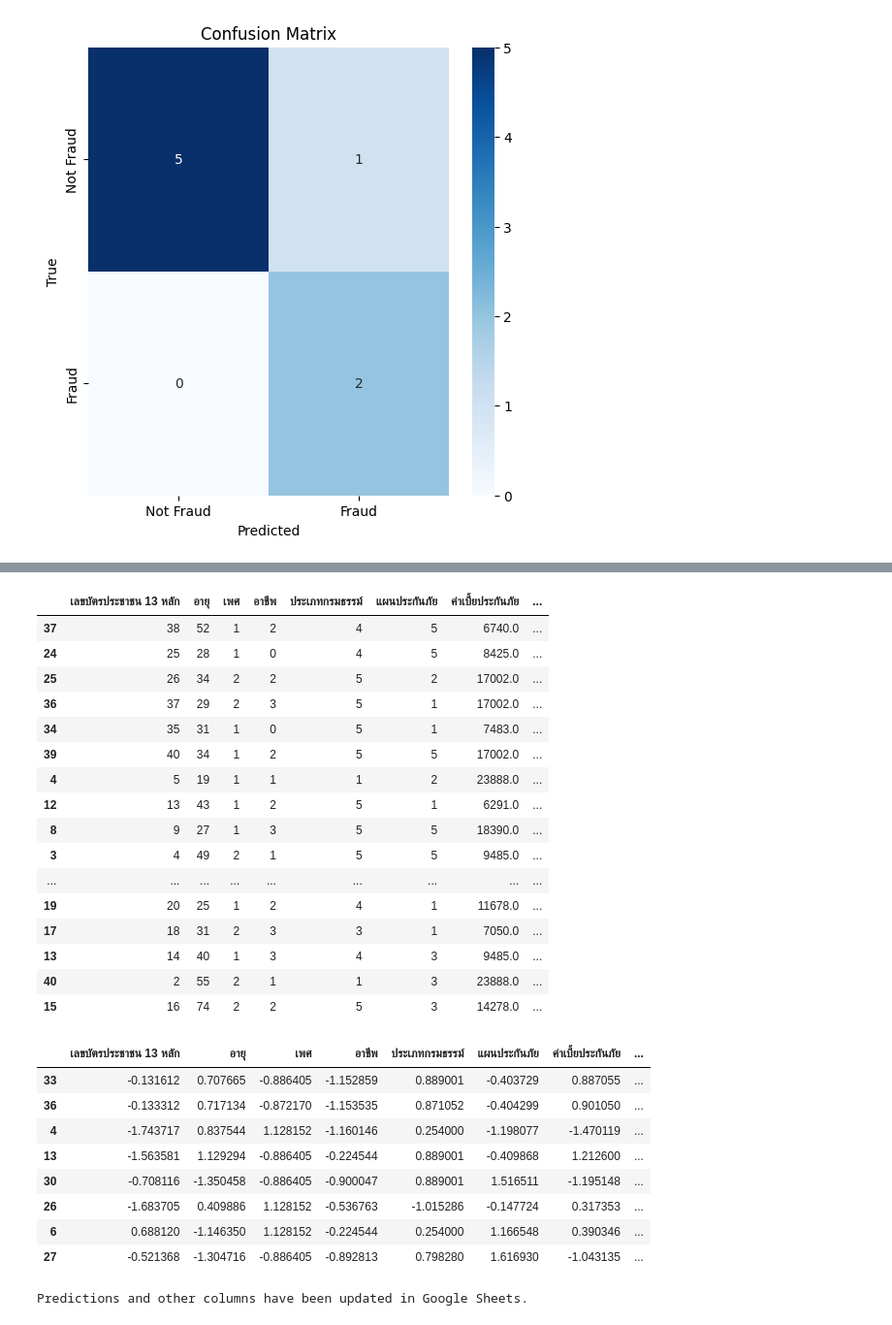
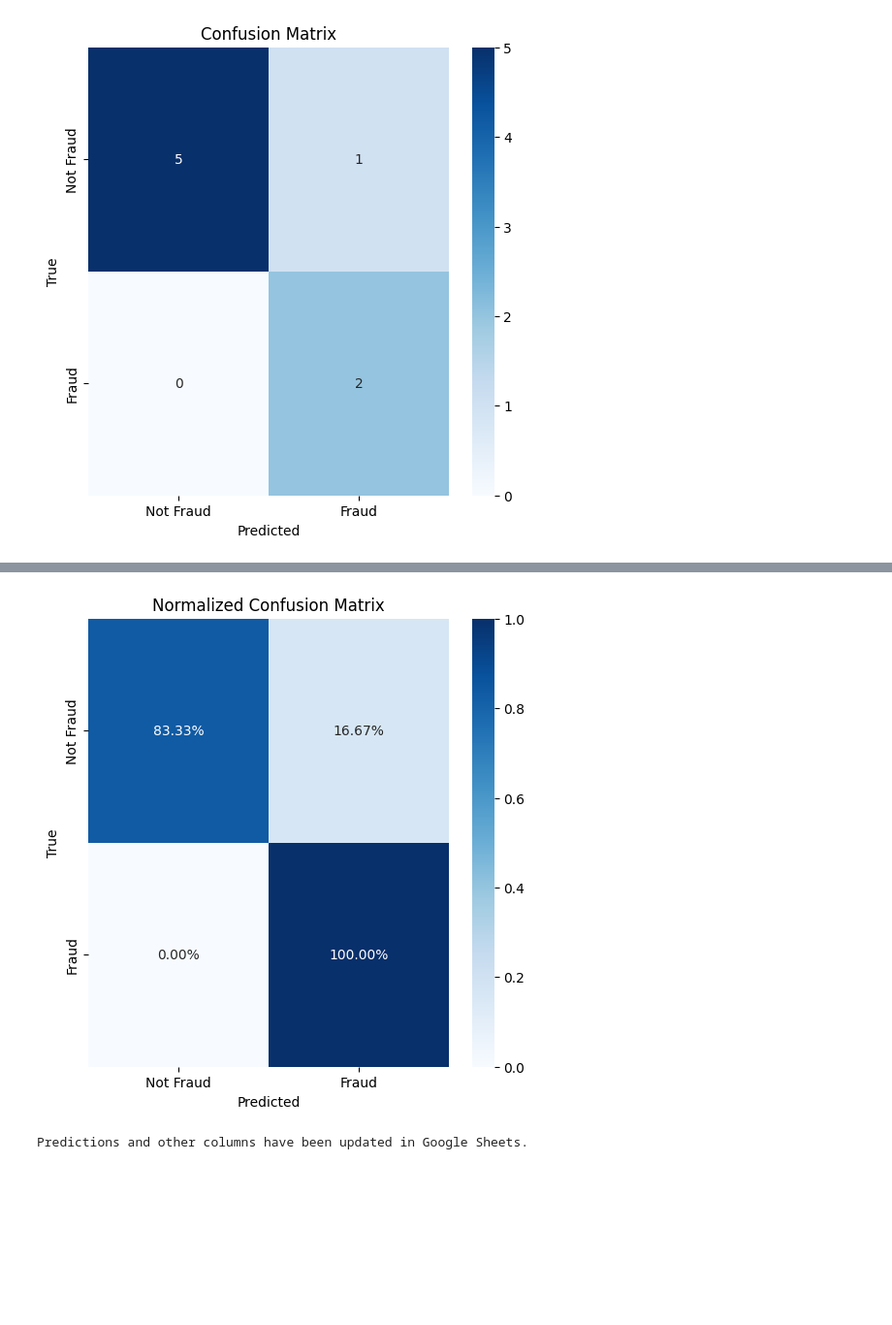
Before and after one commit to Suchada2000/MY-WORK, a Jupyter notebook: Untitled31.ipynb, the cells around one changed output, grey strips where cells are left out. Shown at 97% size. Drawn from its saved outputs; the diff is of its cells as text; code cells hidden in the pictures; blank space fills up the shorter version.

```diff
--- a/Untitled31.ipynb
+++ b/Untitled31.ipynb
@@ -5,7 +5,7 @@
 import pandas as pd
 
 # อ่านไฟล์ Excel
-df = pd.read_excel('/content/sample_data/ข้อมูลตัวอย่าง.xlsx', engine='openpyxl')
+df = pd.read_excel('/content/sample_data/ข้อมูลตัวอย่าง1.xlsx', engine='openpyxl')
 
 # ดูข้อมูลในไฟล์ Excel
 print(df.head())  # แสดงข้อมูล 5 แถวแรกเพื่อดูตัวอย่าง
@@ -407,35 +386,13 @@ X
-# %%
-X_test
-# %% [output]
-|  | เลขบัตรประชาชน 13 หลัก | อายุ | เพศ | อาชีพ | ประเภทกรมธรรม์ | แผนประกันภัย | ค่าเบี้ยประกันภัย | ... |
-| 37 | 38 | 52 | 1 | 2 | 4 | 5 | 6740.0 | ... |
-| 24 | 25 | 28 | 1 | 0 | 4 | 5 | 8425.0 | ... |
-| 25 | 26 | 34 | 2 | 2 | 5 | 2 | 17002.0 | ... |
-| 36 | 37 | 29 | 2 | 3 | 5 | 1 | 17002.0 | ... |
-| 34 | 35 | 31 | 1 | 0 | 5 | 1 | 7483.0 | ... |
-| 39 | 40 | 34 | 1 | 2 | 5 | 5 | 17002.0 | ... |
-| 4 | 5 | 19 | 1 | 1 | 1 | 2 | 23888.0 | ... |
-| 12 | 13 | 43 | 1 | 2 | 5 | 1 | 6291.0 | ... |
-| 8 | 9 | 27 | 1 | 3 | 5 | 5 | 18390.0 | ... |
-| 3 | 4 | 49 | 2 | 1 | 5 | 5 | 9485.0 | ... |
-| ... | ... | ... | ... | ... | ... | ... | ... | ... |
-| 19 | 20 | 25 | 1 | 2 | 4 | 1 | 11678.0 | ... |
-| 17 | 18 | 31 | 2 | 3 | 3 | 1 | 7050.0 | ... |
-| 13 | 14 | 40 | 1 | 3 | 4 | 3 | 9485.0 | ... |
-| 40 | 2 | 55 | 2 | 1 | 1 | 3 | 23888.0 | ... |
-| 15 | 16 | 74 | 2 | 2 | 5 | 3 | 14278.0 | ... |
-# %%
-X_test1
-# %% [output]
-|  | เลขบัตรประชาชน 13 หลัก | อายุ | เพศ | อาชีพ | ประเภทกรมธรรม์ | แผนประกันภัย | ค่าเบี้ยประกันภัย | ... |
-| 33 | -0.131612 | 0.707665 | -0.886405 | -1.152859 | 0.889001 | -0.403729 | 0.887055 | ... |
-| 36 | -0.133312 | 0.717134 | -0.872170 | -1.153535 | 0.871052 | -0.404299 | 0.901050 | ... |
-| 4 | -1.743717 | 0.837544 | 1.128152 | -1.160146 | 0.254000 | -1.198077 | -1.470119 | ... |
-| 13 | -1.563581 | 1.129294 | -0.886405 | -0.224544 | 0.889001 | -0.409868 | 1.212600 | ... |
-| 30 | -0.708116 | -1.350458 | -0.886405 | -0.900047 | 0.889001 | 1.516511 | -1.195148 | ... |
-| 26 | -1.683705 | 0.409886 | 1.128152 | -0.536763 | -1.015286 | -0.147724 | 0.317353 | ... |
-| 6 | 0.688120 | -1.146350 | 1.128152 | -0.224544 | 0.254000 | 1.166548 | 0.390346 | ... |
-| 27 | -0.521368 | -1.304716 | -0.886405 | -0.892813 | 0.798280 | 1.616930 | -1.043135 | ... |
+# %%
+conf_matrix_norm = conf_matrix.astype('float') / conf_matrix.sum(axis=1)[:, np.newaxis]
+plt.figure(figsize=(6, 6))
+sns.heatmap(conf_matrix_norm, annot=True, fmt='.2%', cmap='Blues', xticklabels=['Not Fraud', 'Fraud'], yticklabels=['Not Fraud', 'Fraud'])
+plt.xlabel('Predicted')
+plt.ylabel('True')
+plt.title('Normalized Confusion Matrix')
+plt.show()
+# %% [output]
+[figure, added]
 # %%
 # สมมุติว่า X_test1 เป็น DataFrame ที่มีคอลัมน์ข้อมูลทั้งหมด
 import gspread
```
Also changed, not shown: parts of 44 cells of this notebook.
